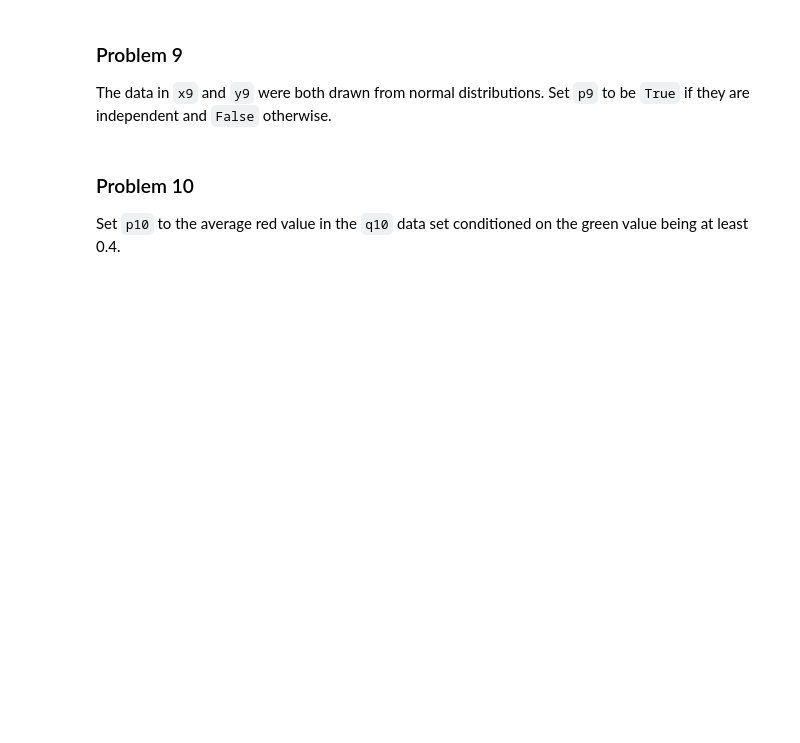
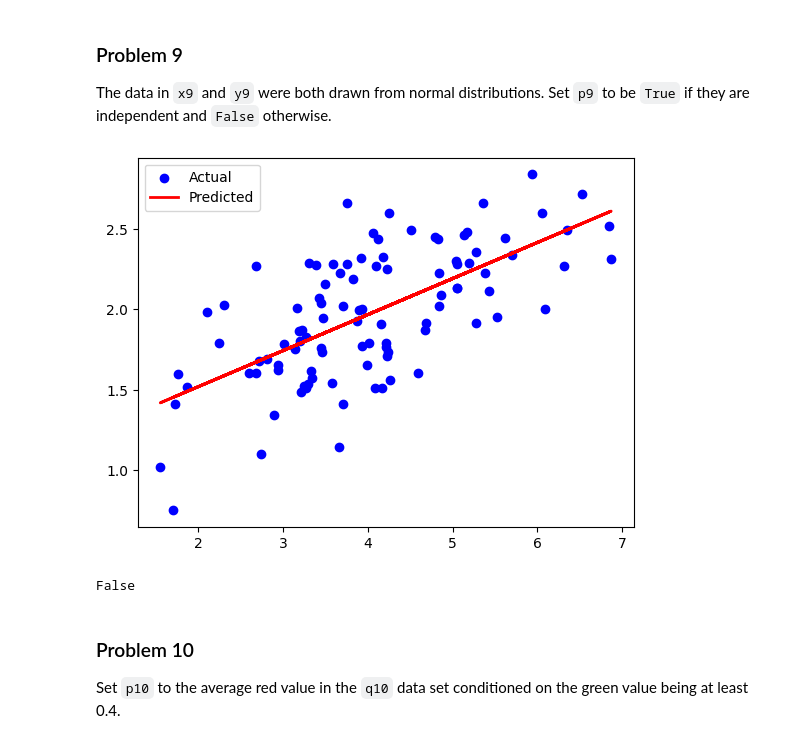
Before and after one commit to reynolkb-bu/dx601-homework-07, a Jupyter notebook: homework.ipynb, the cells around one changed output. Saved outputs shown, nothing was run; the diff lists cells and outputs as text; code cells hidden in the pictures; blank space fills up the shorter version.

```diff
--- a/homework.ipynb
+++ b/homework.ipynb
@@ -320,5 +320,25 @@ p9 = ...
+# %%
+# YOUR CHANGES HERE
+from sklearn.linear_model import LinearRegression
+
+X = x9.reshape(-1, 1)
+
+model = LinearRegression()
+model.fit(X, y9)
+y_pred = model.predict(X)
+
+plt.scatter(X, y9, color='blue', label='Actual')
+plt.plot(X, y_pred, color='red', linewidth=2, label='Predicted')
+plt.legend()
+plt.show()
+
+p9 = False
+# %% [output]
+[figure, added]
 # %%
 p9
+# %% [output]
+False
 # %% [markdown]
 ### Problem 10
 
```
Also changed, not shown: parts of 31 cells of this notebook.
